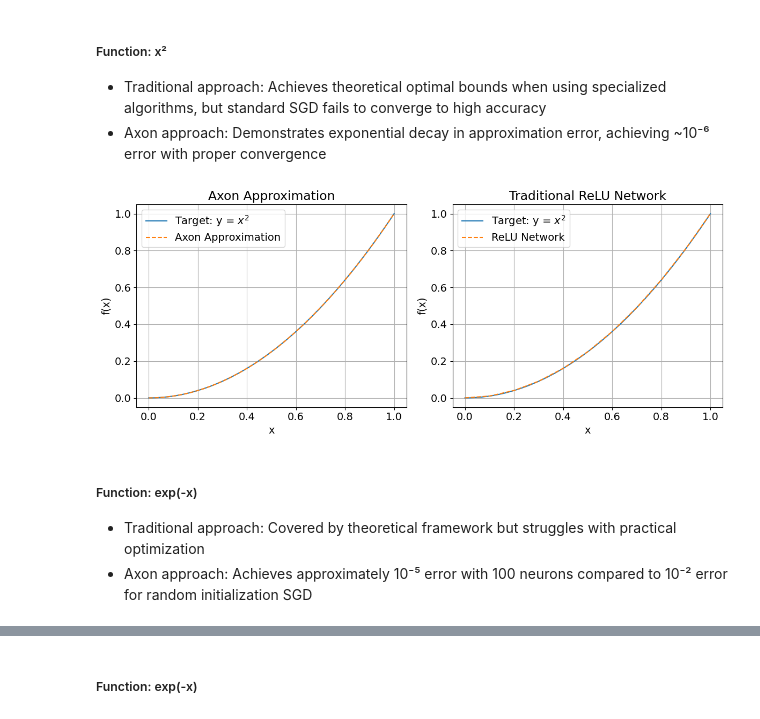
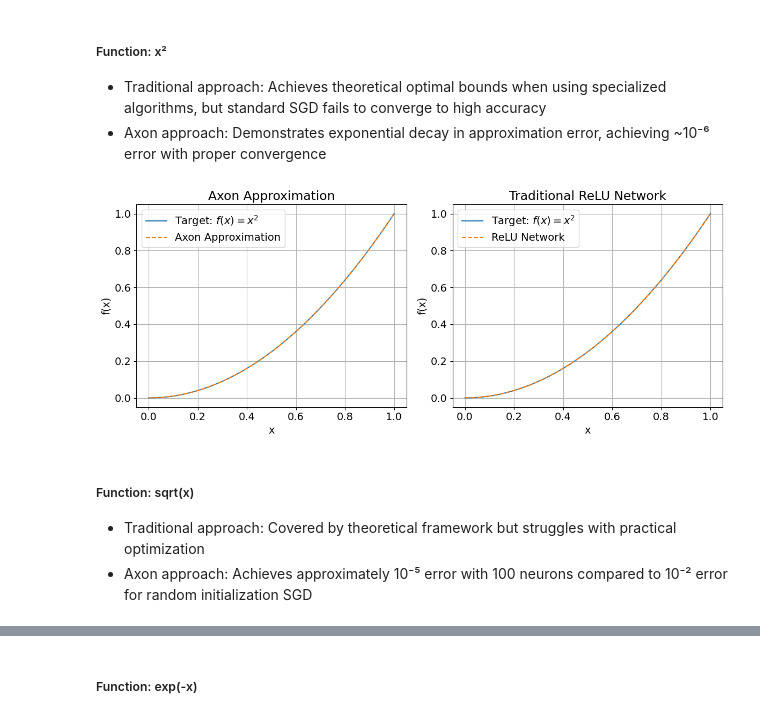
Before and after one commit to lethanhdat04/NeuralNetworkApproximation, a Jupyter notebook: experiments/optimal-approximation-of-univariate-convex-fn/notebook.ipynb, the cells around one changed output, grey strips where cells are left out. Cells and saved outputs as stored; diff of their text form; code cells hidden in the pictures.

```diff
--- a/experiments/optimal-approximation-of-univariate-convex-fn/notebook.ipynb
+++ b/experiments/optimal-approximation-of-univariate-convex-fn/notebook.ipynb
@@ -934,53 +934,18 @@ The Axon approach, while lacking theoretical guarantees, demonstrates empiricall
 
 + Traditional approach: Achieves theoretical optimal bounds when using specialized algorithms, but standard SGD fails to converge to high accuracy
 + Axon approach: Demonstrates exponential decay in approximation error, achieving ~10⁻⁶ error with proper convergence
-# %%
-# 1. Prepare input data
-xs = np.linspace(0, 1, 1000)[:, None]
-ys = (xs**2).flatten()
-
-# 2. Axon Approximation
-bs, bs_coefs, r, coefs, norms, errs = axon_algorithm(xs, ys, K=100)
-approx_axon = bs @ (bs.T @ ys)
-
-# 3. Traditional ReLU Network
-x_points = np.linspace(0, 1, 11)
-y_points = x_points**2
-
-model_relu = ReluSegmentNetwork(x_points, y_points)
-
-x_tensor = torch.tensor(xs.flatten(), dtype=torch.float32)
-with torch.no_grad():
-    approx_relu = model_relu(x_tensor).numpy()
-
-# 4. Plot side-by-side comparison
-plt.figure(figsize=(12, 5))
-
-# Axon plot
-plt.subplot(1, 2, 1)
-plt.plot(xs, ys, label='Target: y = $x^2$')
-plt.plot(xs, approx_axon, '--', label='Axon Approximation')
-plt.title("Axon Approximation")
-plt.xlabel("x")
-plt.ylabel("f(x)")
-plt.legend()
-plt.grid(True)
-
-# ReLU network plot
-plt.subplot(1, 2, 2)
-plt.plot(xs, ys, label='Target: y = $x^2$')
-plt.plot(xs, approx_relu, '--', label='ReLU Network')
-plt.title("Traditional ReLU Network")
-plt.xlabel("x")
-plt.ylabel("f(x)")
-plt.legend()
-plt.grid(True)
-
-plt.tight_layout()
-plt.show()
-# %% [output]
-[figure, removed]
+# %%
+target_function = lambda x: x**2
+xs, ys, approx_axon, approx_relu = compute_approximations(
+    target_function=target_function
+)
+
+plot_approximations(
+    xs, ys, approx_axon, approx_relu, func_label="\\mathit{f}(x) = x^2",
+)
+# %% [output]
+[figure, added]
 # %% [markdown]
-##### Function: exp(-x)
+##### Function: sqrt(x)
 + Traditional approach: Covered by theoretical framework but struggles with practical optimization
 + Axon approach: Achieves approximately 10⁻⁵ error with 100 neurons compared to 10⁻² error for random initialization SGD
```
Also changed, not shown: parts of 11 cells of this notebook, 2 other files.
